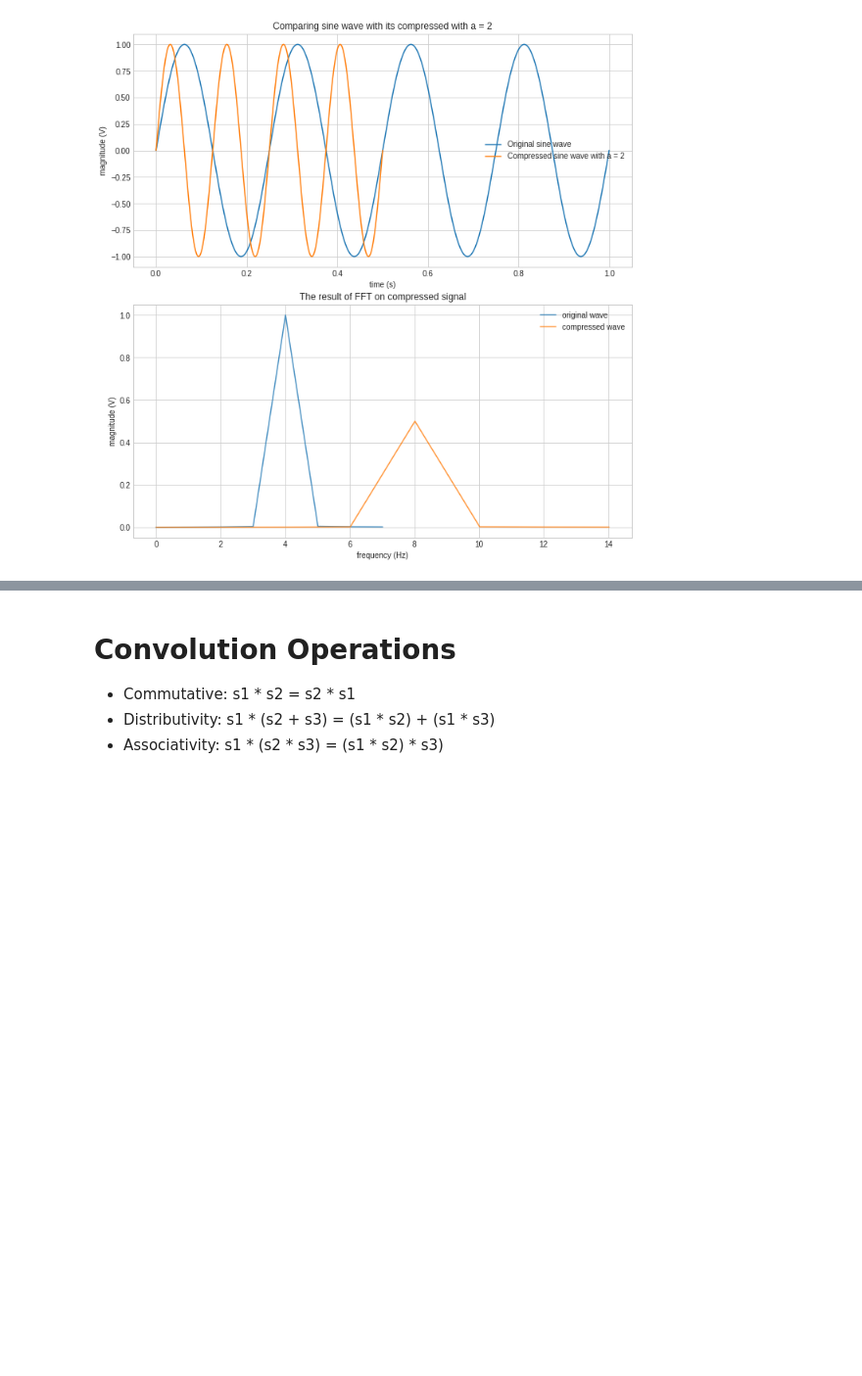
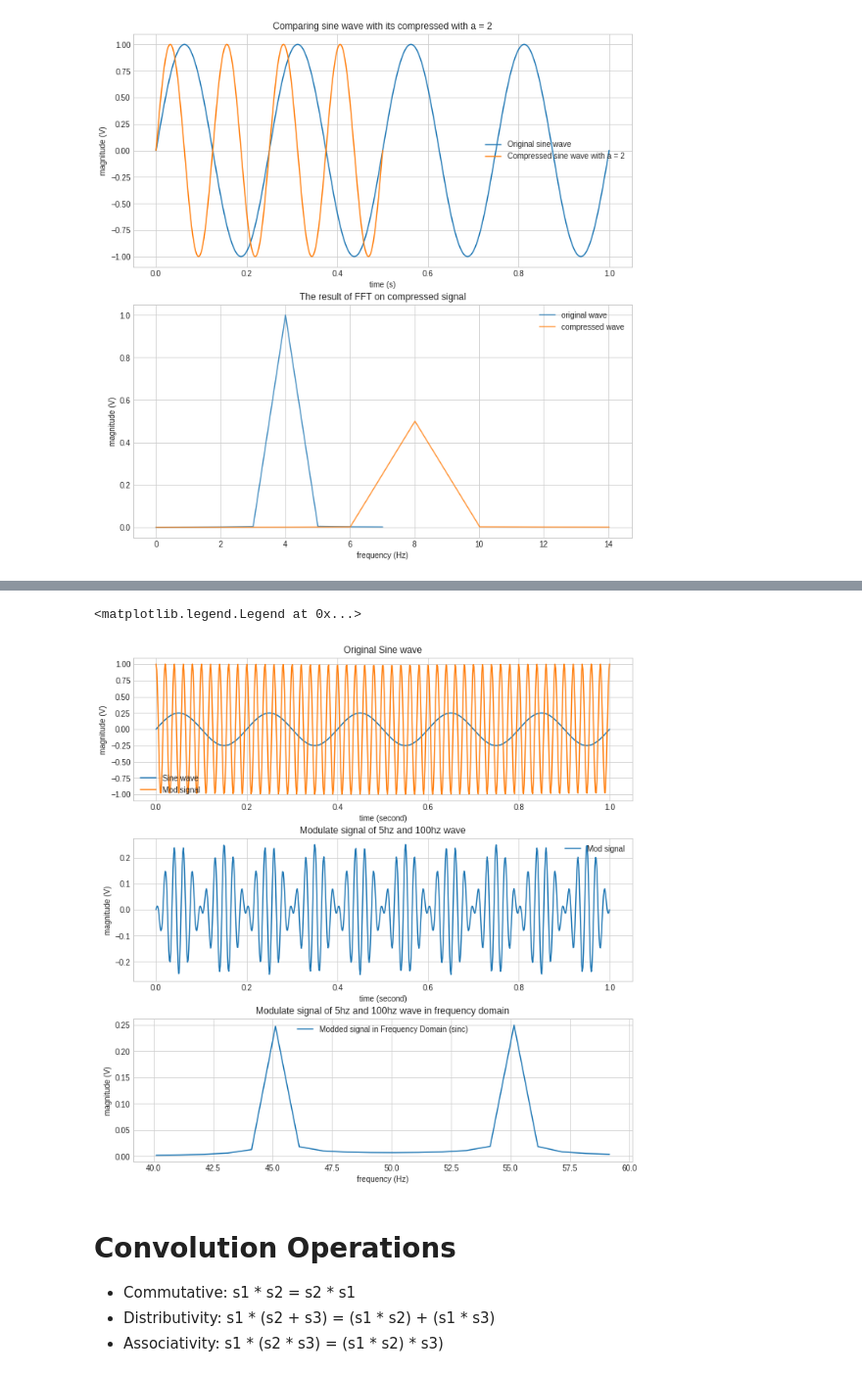
Before and after one commit to akraradets/2020AugSignalProcessing, a Jupyter notebook: lab/lab-3/lab3.ipynb, the cells around one changed output, grey strips where cells are left out. Shown at 98% size. Drawn from its saved outputs; the diff is of its cells as text; code cells hidden in the pictures; blank space fills up the shorter version.

```diff
--- a/lab/lab-3/lab3.ipynb
+++ b/lab/lab-3/lab3.ipynb
@@ -266,3 +308,40 @@ plt.show()
+# %%
+# 4. Modulation: v(t) cos(2πfct) ↔ 1/2 V(f − fc) + 1/2 V(f + fc)
+fig,ax = createSubplot(3)
+
+
+fs = 750
+f = 5
+t = np.linspace(0,1,fs)
+s = np.sin(2 * np.pi * f * t)/4
+ax[0].plot(t,s,label='Sine wave')
+fc = 50
+mod = np.exp(1j * 2 * np.pi * fc * t)
+ax[0].plot(t,mod,label='Mod signal')
+
+ax[0].set_xlabel('time (second)')
+ax[0].set_ylabel('magnitude (V)')
+ax[0].set_title('Original Sine wave')
+ax[0].legend()
+
+modded_signal = s * mod
+ax[1].plot(t,modded_signal,label='Mod signal')
+ax[1].set_xlabel('time (second)')
+ax[1].set_ylabel('magnitude (V)')
+ax[1].set_title('Modulate signal of 5hz and 100hz wave')
+ax[1].legend()
+
+
+o_m,o_f = calFFT(modded_signal,fs)
+o_h = np.argmax(o_m)
+ax[2].plot(o_f[40:60],o_m[40:60],label=f"Modded signal in Frequency Domain (sinc)")
+ax[2].set_xlabel('frequency (Hz)')
+ax[2].set_ylabel('magnitude (V)')
+ax[2].set_title('Modulate signal of 5hz and 100hz wave in frequency domain')
+ax[2].legend()
+# %% [output]
+<matplotlib.legend.Legend at 0x...>
+[figure, added]
 # %% [markdown]
 # Convolution Operations
 - Commutative: s1 \* s2 = s2 \* s1
```
Also changed, not shown: parts of 5 cells of this notebook, 1 other file.
